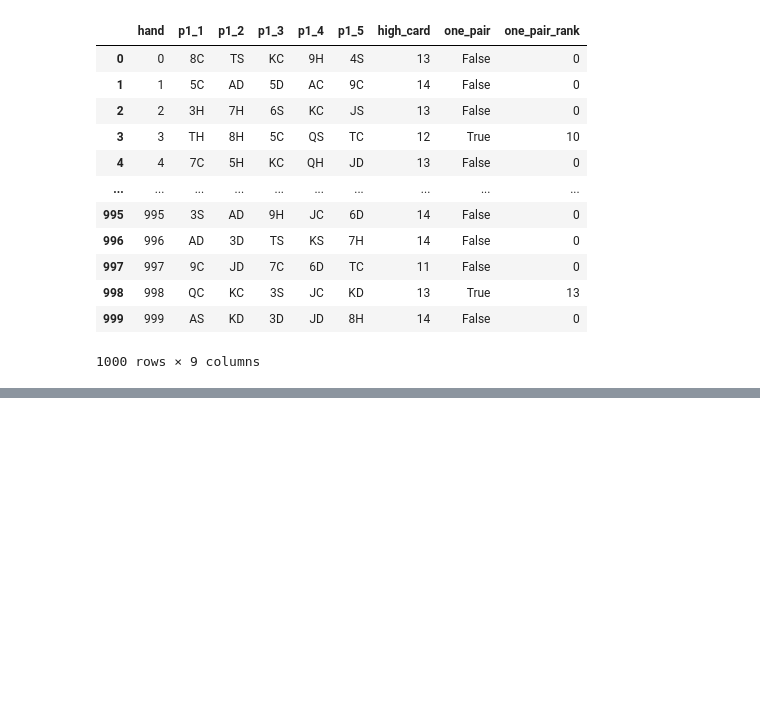
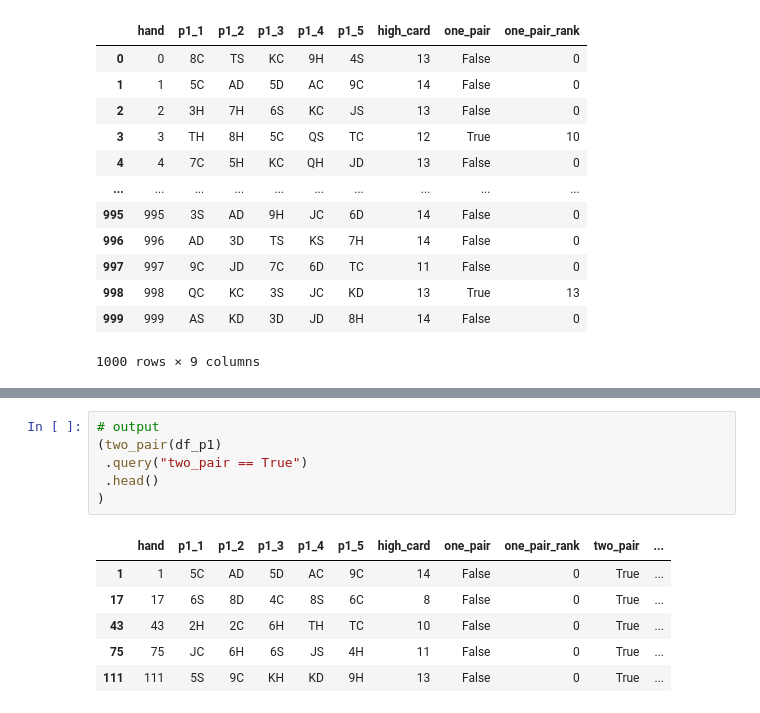
Before and after one commit to null-circle/Portfolio, a Jupyter notebook: Royal Flush/Royal Flush.ipynb, the cells around one changed output, grey strips where cells are left out. Saved outputs shown, nothing was run; the diff lists cells and outputs as text; blank space fills up the shorter version.

```diff
--- a/Royal Flush/Royal Flush.ipynb
+++ b/Royal Flush/Royal Flush.ipynb
@@ -387,0 +451,13 @@ def two_pair(df):
+# %%
+# output
+(two_pair(df_p1)
+ .query("two_pair == True")
+ .head()
+)
+# %% [output]
+|  | hand | p1_1 | p1_2 | p1_3 | p1_4 | p1_5 | high_card | one_pair | one_pair_rank | two_pair | ... |
+| 1 | 1 | 5C | AD | 5D | AC | 9C | 14 | False | 0 | True | ... |
+| 17 | 17 | 6S | 8D | 4C | 8S | 6C | 8 | False | 0 | True | ... |
+| 43 | 43 | 2H | 2C | 6H | TH | TC | 10 | False | 0 | True | ... |
+| 75 | 75 | JC | 6H | 6S | JS | 4H | 11 | False | 0 | True | ... |
+| 111 | 111 | 5S | 9C | KH | KD | 9H | 13 | False | 0 | True | ... |
```
Also changed, not shown: parts of 11 cells of this notebook.
